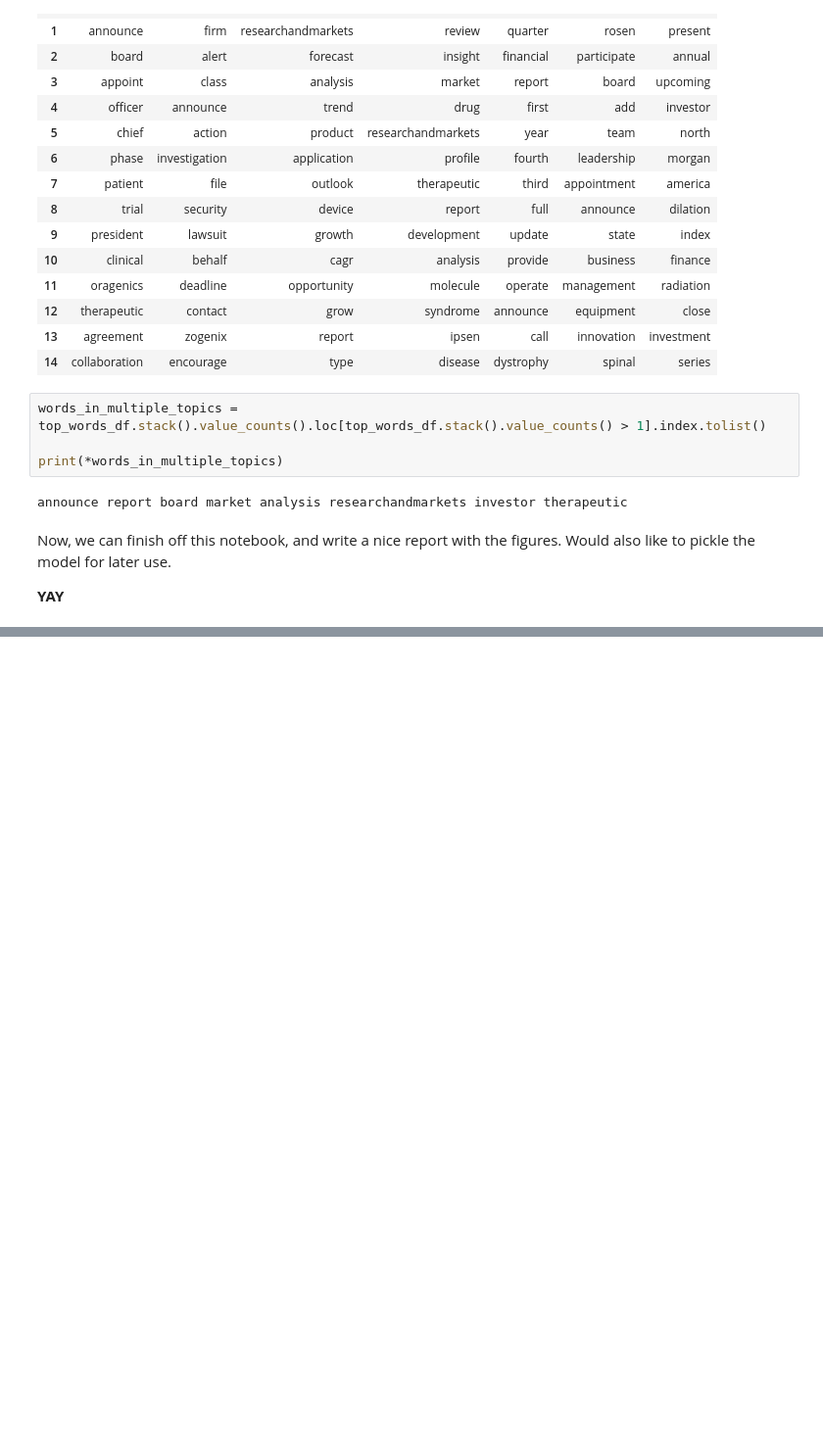
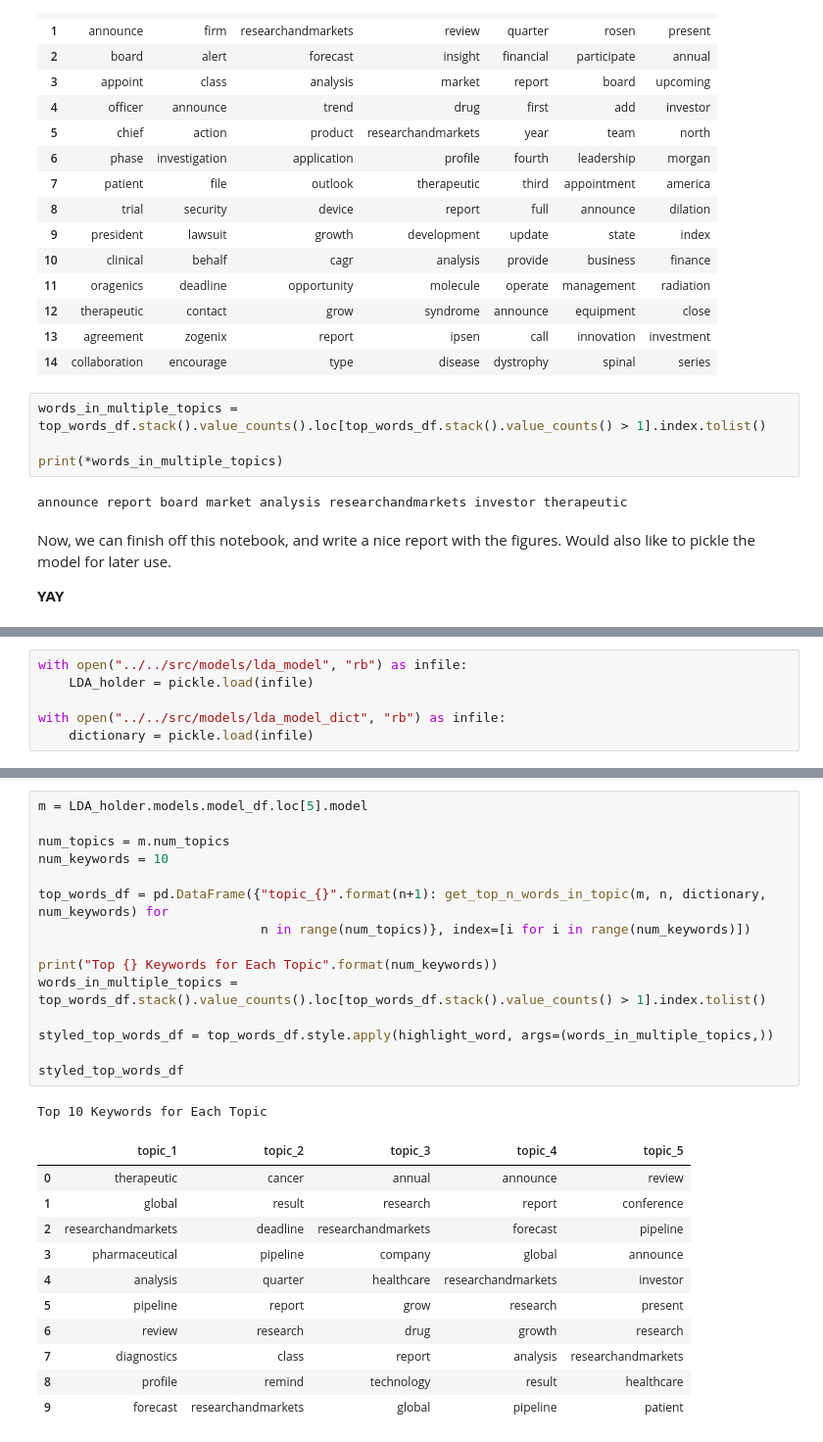
Before and after one commit to mikebrowne/BioPharmaceuticalFactorModel, a Jupyter notebook: notebooks/exploratory/05-TopicModelling-NotesAndPlayground.ipynb, the cells around one changed output, grey strips where cells are left out. Shown: that part at 98% size. Drawn from its saved outputs; the diff is of its cells as text; blank space fills up the shorter version.

Commit message:
Added a 3rd version of the model to allow for analysis in a notebook. Was unhappy with topic results from V2

```diff
--- a/notebooks/exploratory/05-TopicModelling-NotesAndPlayground.ipynb
+++ b/notebooks/exploratory/05-TopicModelling-NotesAndPlayground.ipynb
@@ -766,0 +773,6 @@ Now, we can finish off this notebook, and write a nice report with the figures.
+# %%
+with open("../../src/models/lda_model", "rb") as infile:
+    LDA_holder = pickle.load(infile)
+
+with open("../../src/models/lda_model_dict", "rb") as infile:
+    dictionary = pickle.load(infile)
@@ -766,0 +791,28 @@ Now, we can finish off this notebook, and write a nice report with the figures.
+# %%
+m = LDA_holder.models.model_df.loc[5].model
+
+num_topics = m.num_topics
+num_keywords = 10
+
+top_words_df = pd.DataFrame({"topic_{}".format(n+1): get_top_n_words_in_topic(m, n, dictionary, num_keywords) for
+                             n in range(num_topics)}, index=[i for i in range(num_keywords)])
+
+print("Top {} Keywords for Each Topic".format(num_keywords))
+words_in_multiple_topics = top_words_df.stack().value_counts().loc[top_words_df.stack().value_counts() > 1].index.tolist()
+
+styled_top_words_df = top_words_df.style.apply(highlight_word, args=(words_in_multiple_topics,))
+
+styled_top_words_df
+# %% [output]
+Top 10 Keywords for Each Topic
+|  | topic_1 | topic_2 | topic_3 | topic_4 | topic_5 |
+| 0 | therapeutic | cancer | annual | announce | review |
+| 1 | global | result | research | report | conference |
+| 2 | researchandmarkets | deadline | researchandmarkets | forecast | pipeline |
+| 3 | pharmaceutical | pipeline | company | global | announce |
+| 4 | analysis | quarter | healthcare | researchandmarkets | investor |
+| 5 | pipeline | report | grow | research | present |
+| 6 | review | research | drug | growth | research |
+| 7 | diagnostics | class | report | analysis | researchandmarkets |
+| 8 | profile | remind | technology | result | healthcare |
+| 9 | forecast | researchandmarkets | global | pipeline | patient |
```
Also changed, not shown: parts of 3 cells of this notebook, 5 other files.
